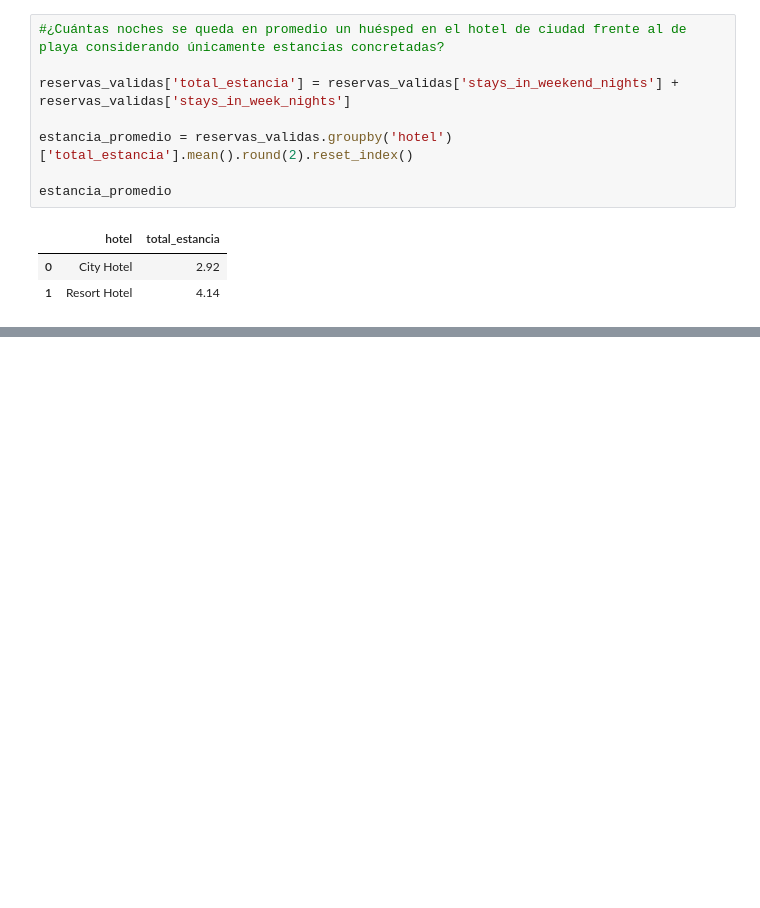
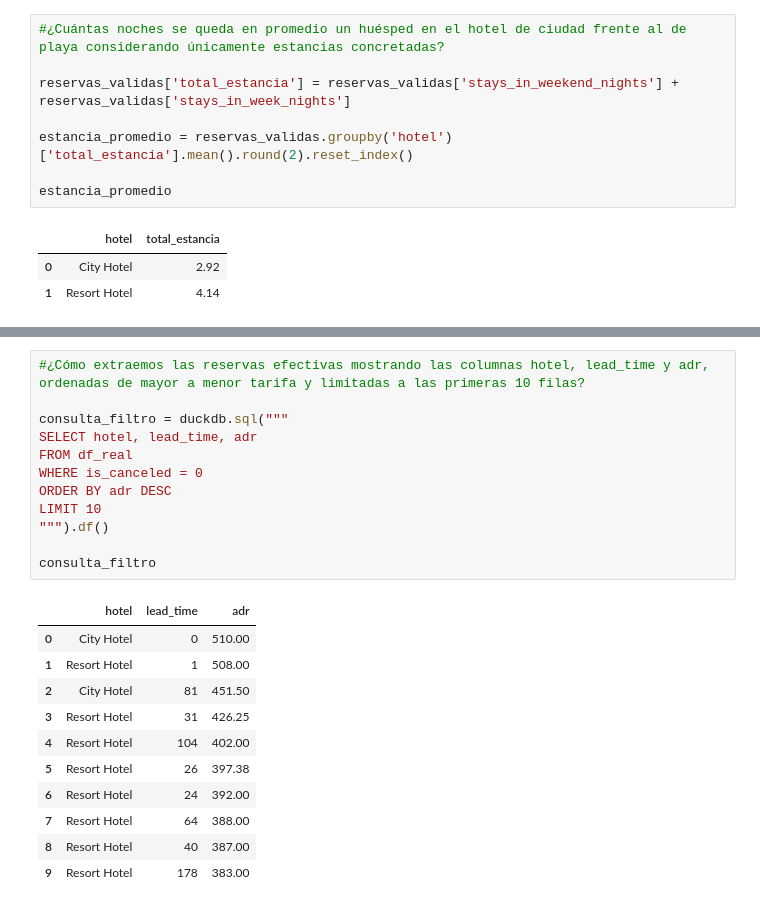
Before and after one commit to luisferdm6/02_analisis_hotelero_pandas, a Jupyter notebook: 01_limpieza_y_agrupaciones_hotel.ipynb, the cells around one changed output, grey strips where cells are left out. Cells and saved outputs as stored; diff of their text form; blank space fills up the shorter version.

```diff
--- a/01_limpieza_y_agrupaciones_hotel.ipynb
+++ b/01_limpieza_y_agrupaciones_hotel.ipynb
@@ -805,0 +825,24 @@ estancia_promedio
+# %%
+#¿Cómo extraemos las reservas efectivas mostrando las columnas hotel, lead_time y adr, ordenadas de mayor a menor tarifa y limitadas a las primeras 10 filas?
+
+consulta_filtro = duckdb.sql("""
+SELECT hotel, lead_time, adr
+FROM df_real
+WHERE is_canceled = 0
+ORDER BY adr DESC
+LIMIT 10
+""").df()
+
+consulta_filtro
+# %% [output]
+|  | hotel | lead_time | adr |
+| 0 | City Hotel | 0 | 510.00 |
+| 1 | Resort Hotel | 1 | 508.00 |
+| 2 | City Hotel | 81 | 451.50 |
+| 3 | Resort Hotel | 31 | 426.25 |
+| 4 | Resort Hotel | 104 | 402.00 |
+| 5 | Resort Hotel | 26 | 397.38 |
+| 6 | Resort Hotel | 24 | 392.00 |
+| 7 | Resort Hotel | 64 | 388.00 |
+| 8 | Resort Hotel | 40 | 387.00 |
+| 9 | Resort Hotel | 178 | 383.00 |
```
Also changed, not shown: parts of 4 cells of this notebook.
